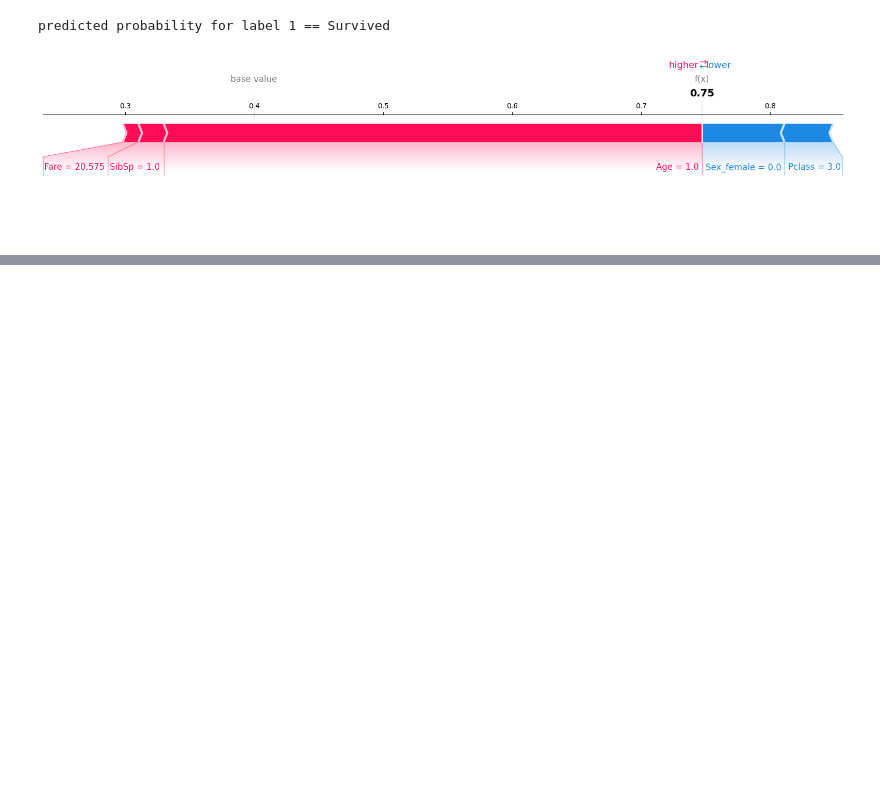
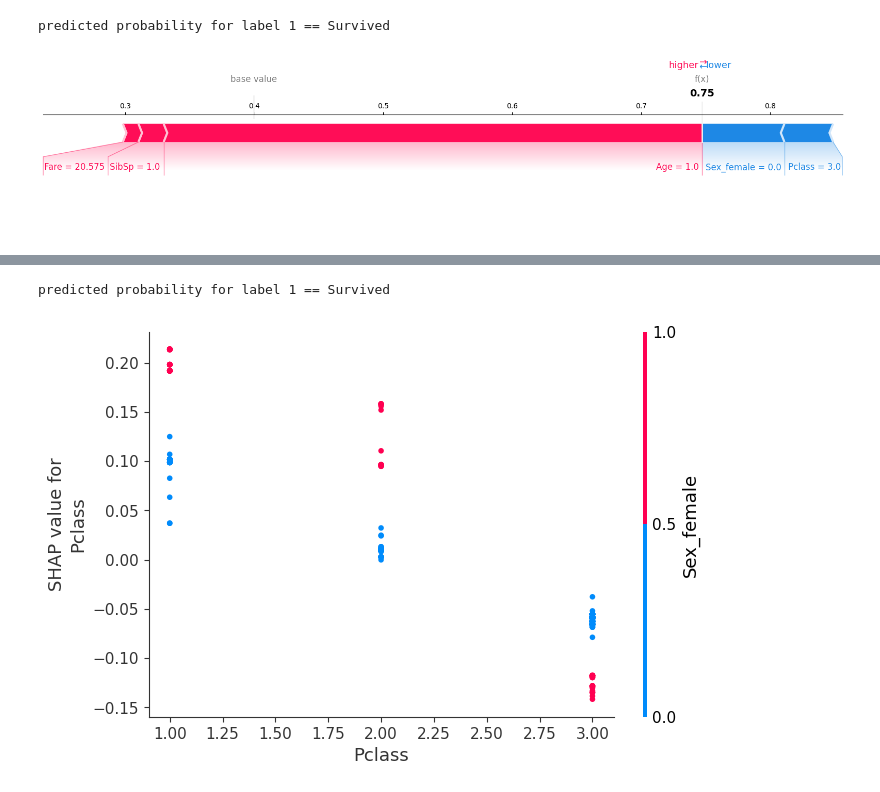
Before and after one commit to yingding/tf-every-day, a Jupyter notebook: 12shap/titanic.ipynb, the cells around one changed output, grey strips where cells are left out. Cells and saved outputs as stored; diff of their text form; code cells hidden in the pictures; blank space fills up the shorter version.

```diff
--- a/12shap/titanic.ipynb
+++ b/12shap/titanic.ipynb
@@ -442,0 +446,6 @@ coolwarm
+# %%
+# explainer.scatter_plot(feature="Pclass", interaction_feature="Sex_female", class_label=1)
+explainer.scatter_plot(feature="Pclass", class_label=1)
+# %% [output]
+predicted probability for label 1 == Survived
+[figure, added]
```
Also changed, not shown: parts of 6 cells of this notebook, 1 other file.
